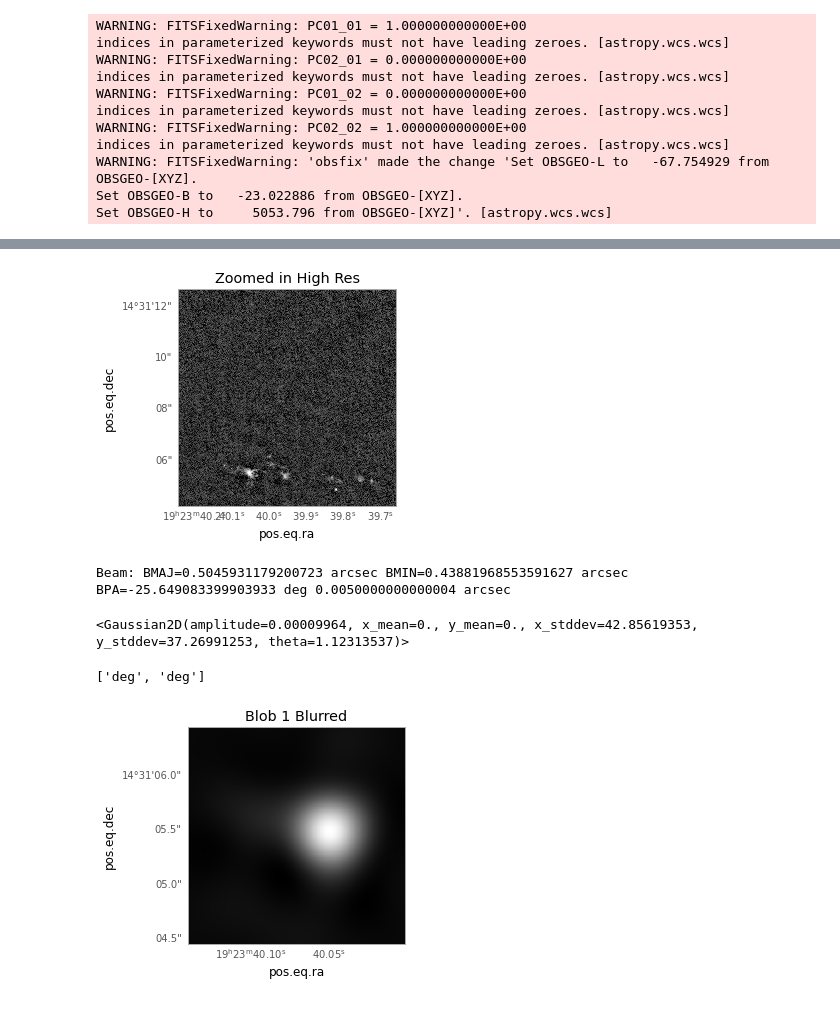
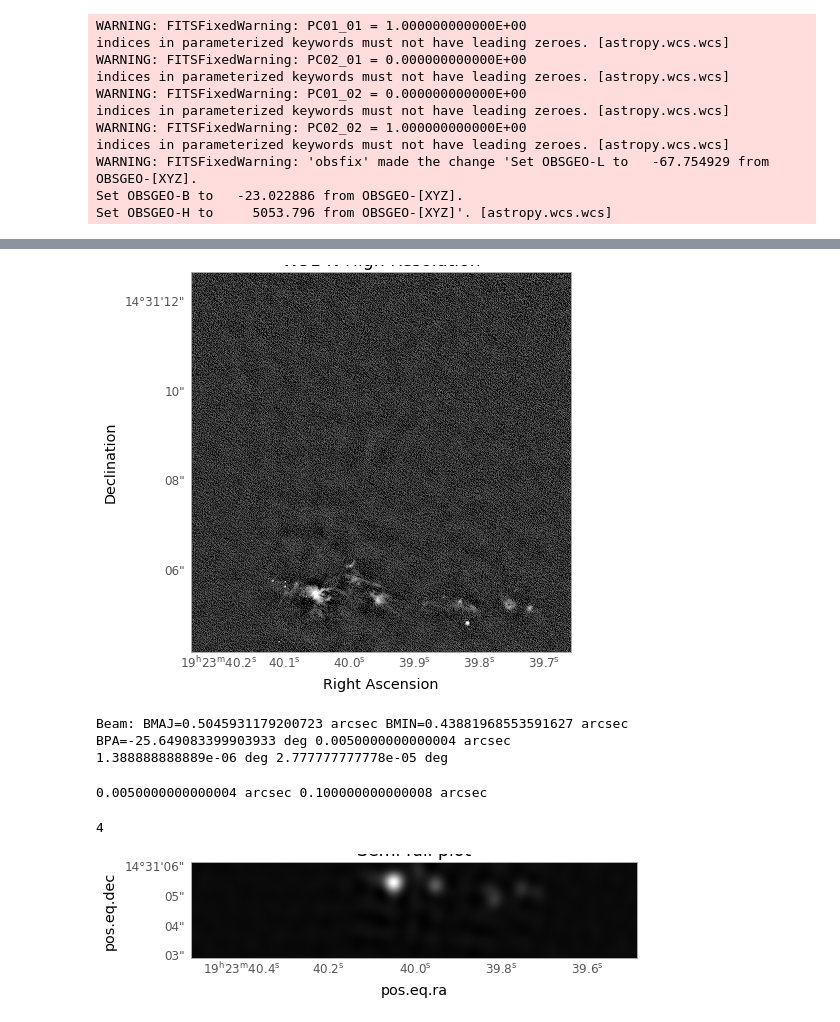
Before and after one commit to dbovie/W51_2015to2017_maps, a Jupyter notebook: Smoothing.ipynb, the cells around one changed output, grey strips where cells are left out. Saved outputs shown, nothing was run; the diff lists cells and outputs as text; code cells hidden in the pictures.

```diff
--- a/Smoothing.ipynb
+++ b/Smoothing.ipynb
@@ -106,13 +161,16 @@ plt.show()
 # %%
+plt.figure(figsize=(7, 7))
 zoom_high = highres[2300:4000, 2000:3700]
 norm_zoom_high = simple_norm(zoom_high, stretch='asinh', min_percent=5, max_percent=99.99)
 ax = plt.subplot(projection=wcs_high.celestial[2300:4000, 2000:3700])
 ax.imshow(zoom_high, cmap='gray', interpolation="nearest", origin="lower", norm=norm_zoom_high)
 ax.grid(False)
-ax.set_title('Zoomed in High Res')
+ax.set_title('W51 N High Resolution')
+ax.coords['ra'].set_axislabel('Right Ascension')
+ax.coords['dec'].set_axislabel('Declination')
 plt.show()
 # %% [output]
-[figure, old version]
+[figure, new version]
 # %%
 # convolving to blur the high resolution
 deconv_beam = beam_low.deconvolve(beam_high)
@@ -120,23 +178,33 @@ pix_scale = wcs.utils.proj_plane_pixel_scales(wcs_high)[0]*u.deg
 gauss_kern = deconv_beam.as_kernel(pix_scale)
 print(deconv_beam, pix_scale.to(u.arcsec))
 gauss_kern.model
+pix_scale_low = wcs.utils.proj_plane_pixel_scales(wcs_low)[0]*u.deg
+print(pix_scale, pix_scale_low)
 # %% [output]
 Beam: BMAJ=0.5045931179200723 arcsec BMIN=0.43881968553591627 arcsec BPA=-25.649083399903933 deg 0.0050000000000004 arcsec
+1.388888888889e-06 deg 2.777777777778e-05 deg
-<Gaussian2D(amplitude=0.00009964, x_mean=0., y_mean=0., x_stddev=42.85619353, y_stddev=37.26991253, theta=1.12313537)>
+# %%
+print(pix_scale*3600*u.arcsec/u.deg, pix_scale_low*3600*u.arcsec/u.deg)
+# %% [output]
+0.0050000000000004 arcsec 0.100000000000008 arcsec
 # %%
 wcs_high.wcs.cunit
+len(wcs_low.wcs.cdelt)
 # %% [output]
-['deg', 'deg']
+4
 # %%
 # bluring the high resolution of blob 1
 blob1_conv = convolve(highres_blob1, gauss_kern)
 # %%
 zoom_conv = convolve_fft(zoom_high, gauss_kern)
+# %%
+semifull_conv = convolve_fft(highres[2050:2700,1200:4200], gauss_kern)
 # %%
-ax = plt.subplot(projection=wcs_high.celestial[2350:2750, 2300:2700])
-ax.imshow(blob1_conv,  cmap='gray', interpolation="nearest", origin="lower")
+ax = plt.subplot(projection=wcs_high.celestial[2050:2700,1200:4200])
+ax.imshow(semifull_conv, cmap='gray', interpolation="nearest", origin="lower")
 ax.grid(False)
-ax.set_title('Blob 1 Blurred')
+ax.set_title('Semi full plot')
+# plt.scatter(260,210)
 plt.show()
 # %% [output]
-[figure, old version]
+[figure, new version]
```
Also changed, not shown: parts of 72 cells of this notebook, 2 other files.
